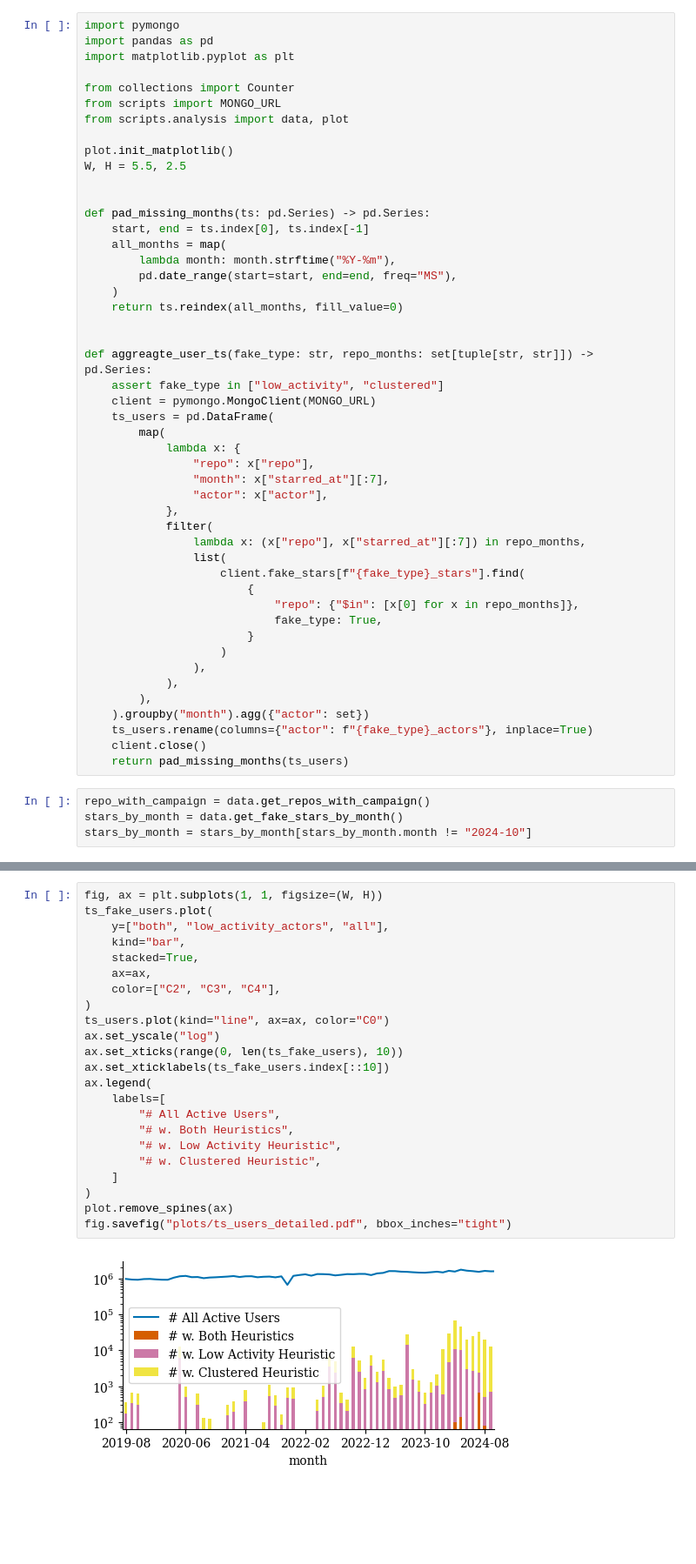
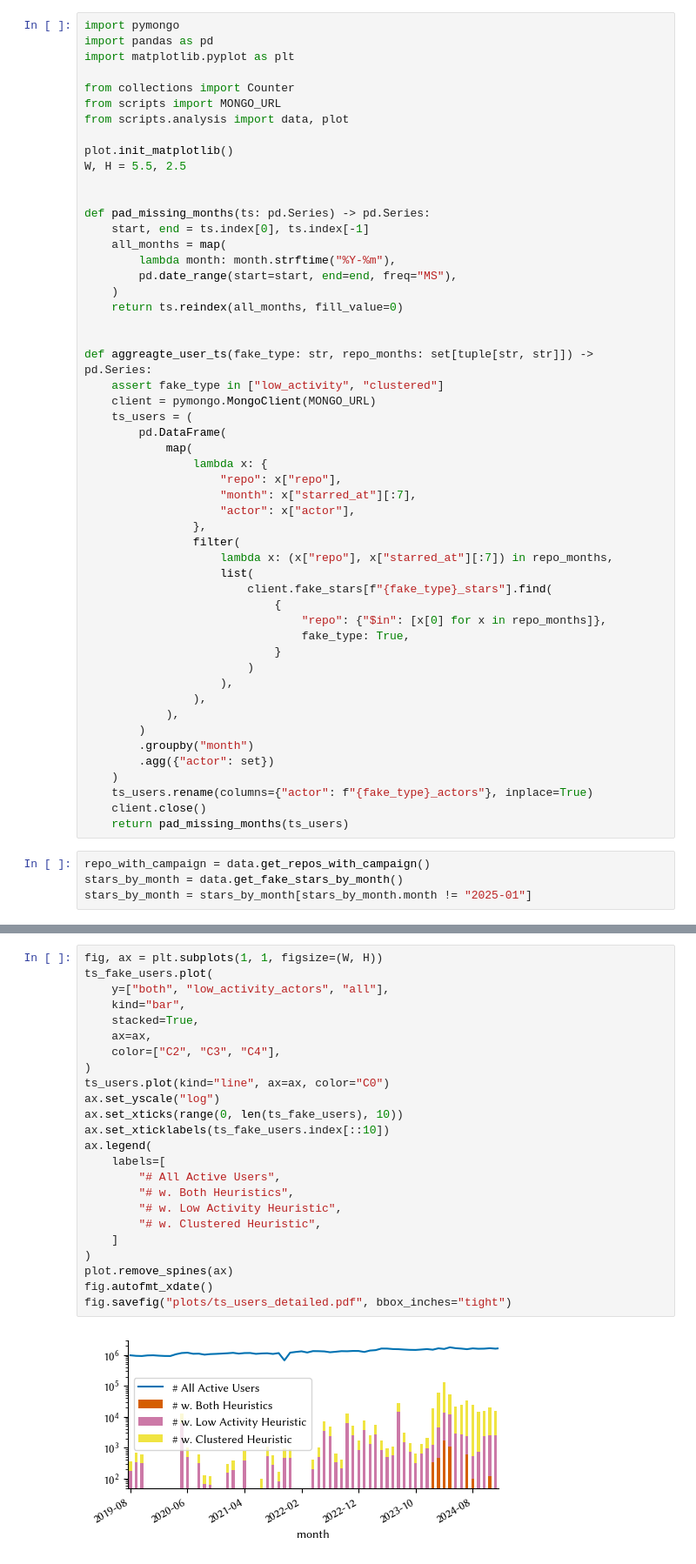
Before and after one commit to hehao98/StarScout, a Jupyter notebook: rq1-prevalence.ipynb, the cells around one changed output, grey strips where cells are left out. Shown at 87% size. Drawn from its saved outputs; the diff is of its cells as text; blank space fills up the shorter version.

Commit message:
Update results on 2024Q4 and add GitHub trending data

```diff
--- a/rq1-prevalence.ipynb
+++ b/rq1-prevalence.ipynb
@@ -23,33 +23,37 @@ def pad_missing_months(ts: pd.Series) -> pd.Series:
 def aggreagte_user_ts(fake_type: str, repo_months: set[tuple[str, str]]) -> pd.Series:
     assert fake_type in ["low_activity", "clustered"]
     client = pymongo.MongoClient(MONGO_URL)
-    ts_users = pd.DataFrame(
-        map(
-            lambda x: {
-                "repo": x["repo"],
-                "month": x["starred_at"][:7],
-                "actor": x["actor"],
-            },
-            filter(
-                lambda x: (x["repo"], x["starred_at"][:7]) in repo_months,
-                list(
-                    client.fake_stars[f"{fake_type}_stars"].find(
-                        {
-                            "repo": {"$in": [x[0] for x in repo_months]},
-                            fake_type: True,
-                        }
-                    )
+    ts_users = (
+        pd.DataFrame(
+            map(
+                lambda x: {
+                    "repo": x["repo"],
+                    "month": x["starred_at"][:7],
+                    "actor": x["actor"],
+                },
+                filter(
+                    lambda x: (x["repo"], x["starred_at"][:7]) in repo_months,
+                    list(
+                        client.fake_stars[f"{fake_type}_stars"].find(
+                            {
+                                "repo": {"$in": [x[0] for x in repo_months]},
+                                fake_type: True,
+                            }
+                        )
+                    ),
                 ),
             ),
-        ),
-    ).groupby("month").agg({"actor": set})
+        )
+        .groupby("month")
+        .agg({"actor": set})
+    )
     ts_users.rename(columns={"actor": f"{fake_type}_actors"}, inplace=True)
     client.close()
     return pad_missing_months(ts_users)
 # %%
 repo_with_campaign = data.get_repos_with_campaign()
 stars_by_month = data.get_fake_stars_by_month()
-stars_by_month = stars_by_month[stars_by_month.month != "2024-10"]
+stars_by_month = stars_by_month[stars_by_month.month != "2025-01"]
 # %%
 ts_real = pd.read_csv("data/all_github_stars_by_month.csv").set_index("month")[
     "n_stars"
@@ -201,25 +252,26 @@ Name: all, dtype: int64
 # %%
 fig, ax = plt.subplots(1, 1, figsize=(W, H))
 ts_fake_users.plot(
     y=["both", "low_activity_actors", "all"],
     kind="bar",
     stacked=True,
     ax=ax,
     color=["C2", "C3", "C4"],
 )
 ts_users.plot(kind="line", ax=ax, color="C0")
 ax.set_yscale("log")
 ax.set_xticks(range(0, len(ts_fake_users), 10))
 ax.set_xticklabels(ts_fake_users.index[::10])
 ax.legend(
     labels=[
         "# All Active Users",
         "# w. Both Heuristics",
         "# w. Low Activity Heuristic",
         "# w. Clustered Heuristic",
     ]
 )
 plot.remove_spines(ax)
+fig.autofmt_xdate()
 fig.savefig("plots/ts_users_detailed.pdf", bbox_inches="tight")
 # %% [output]
-[figure, old version]
+[figure, new version]
```
Also changed, not shown: parts of 6 cells of this notebook, 17 other files.
